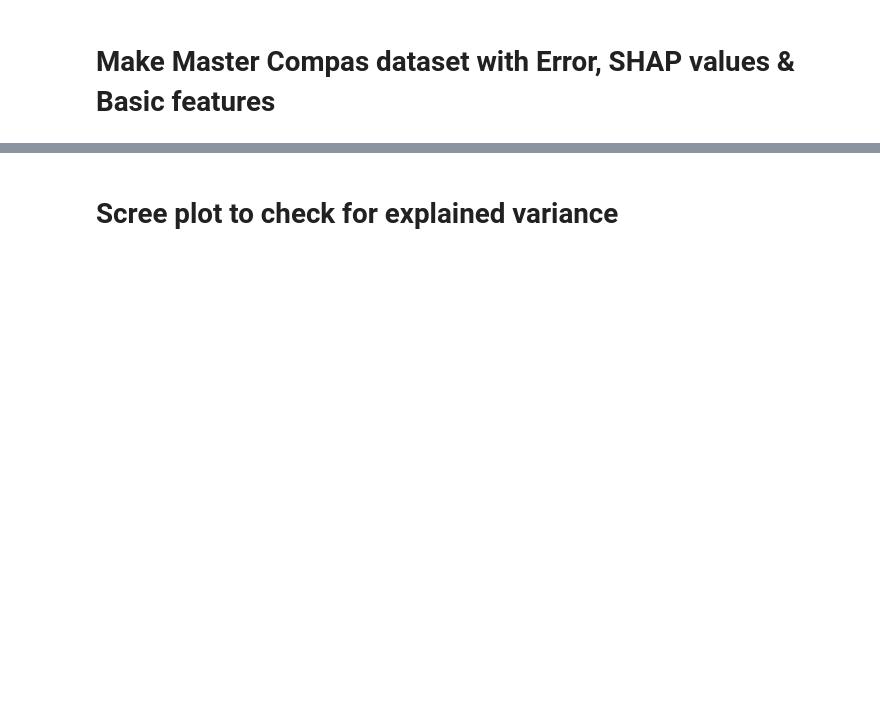
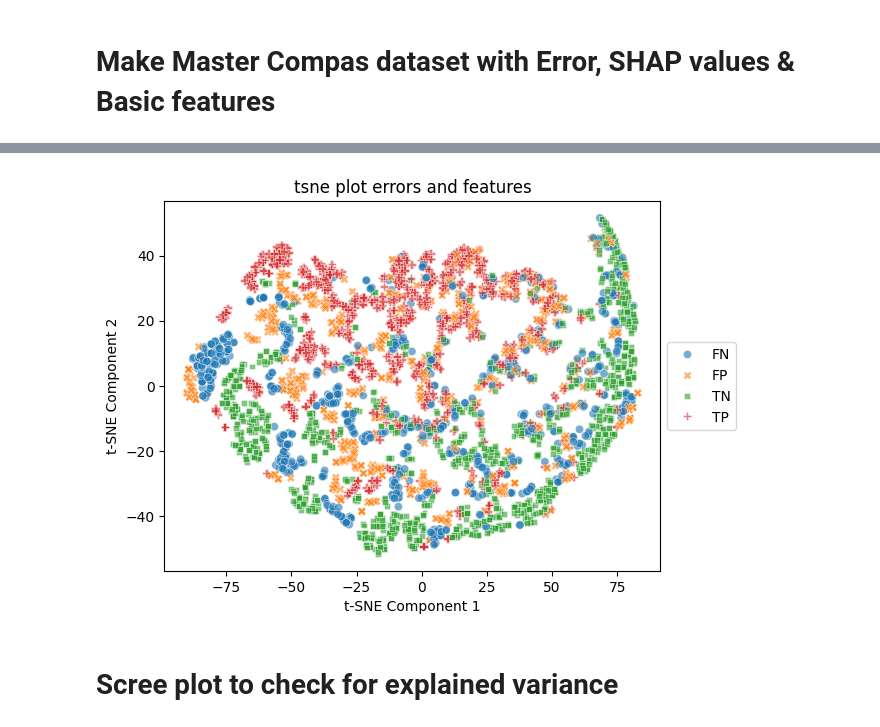
Before and after one commit to MDankloff/ClusterCompas, a Jupyter notebook: V2_COMPAS_data_inspection.ipynb, the cells around one changed output, grey strips where cells are left out. Drawn from its saved outputs; the diff is of its cells as text; code cells hidden in the pictures; blank space fills up the shorter version.

```diff
--- a/V2_COMPAS_data_inspection.ipynb
+++ b/V2_COMPAS_data_inspection.ipynb
@@ -717,0 +751,6 @@ SyntaxError: incomplete input (<ipython-input-112-12d04ce799d4>, line 6)
+# %%
+'''Plot without shap, with error and features'''
+tsne_plot(Compas_w_error_shap, 'tsne plot errors and features', 30, 200, 1000, 0.6, tsne_columns=BASIC_COL_unscaled + ERROR_COL, scale_data=True)
+plt.show()
+# %% [output]
+[figure, added]
```
Also changed, not shown: parts of 22 cells of this notebook.
